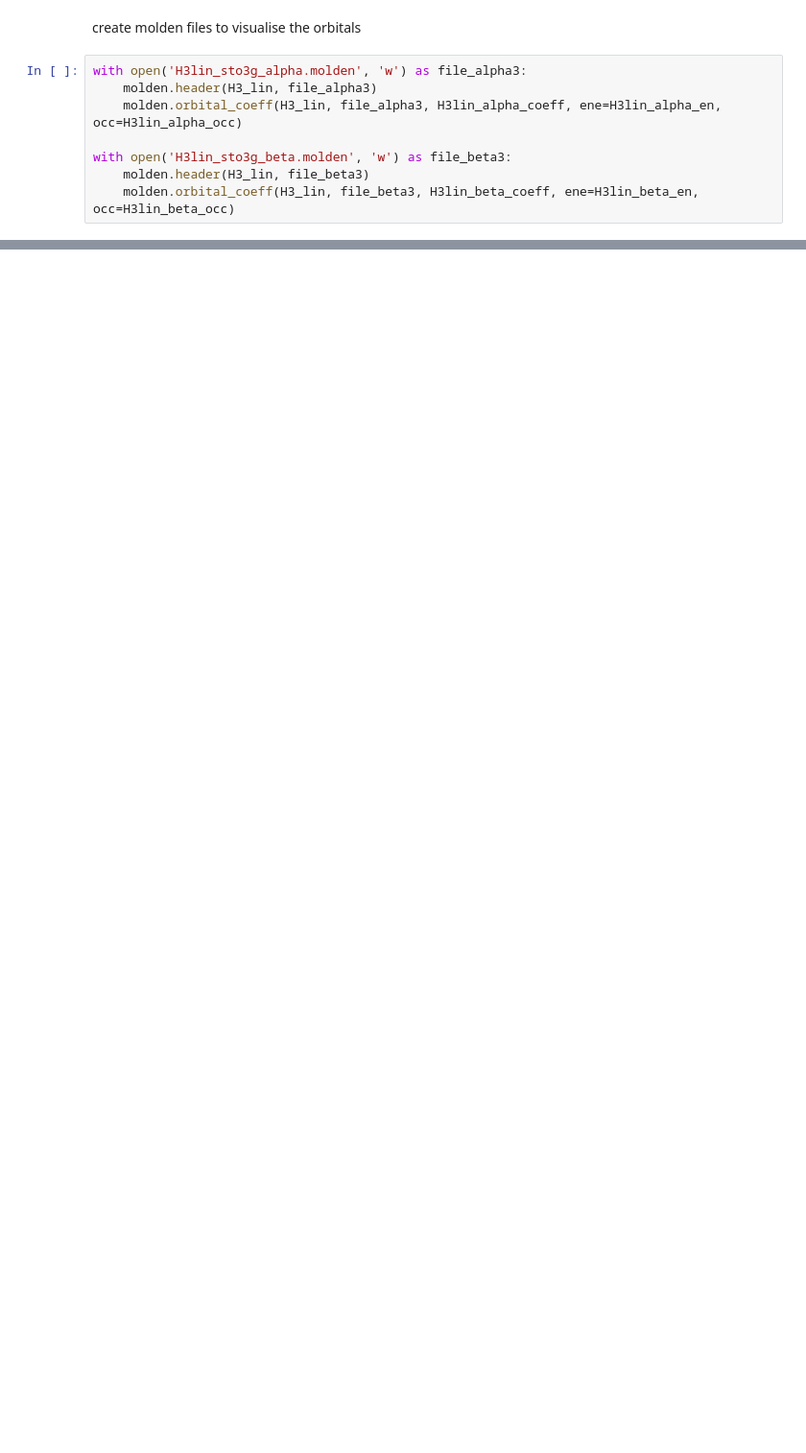
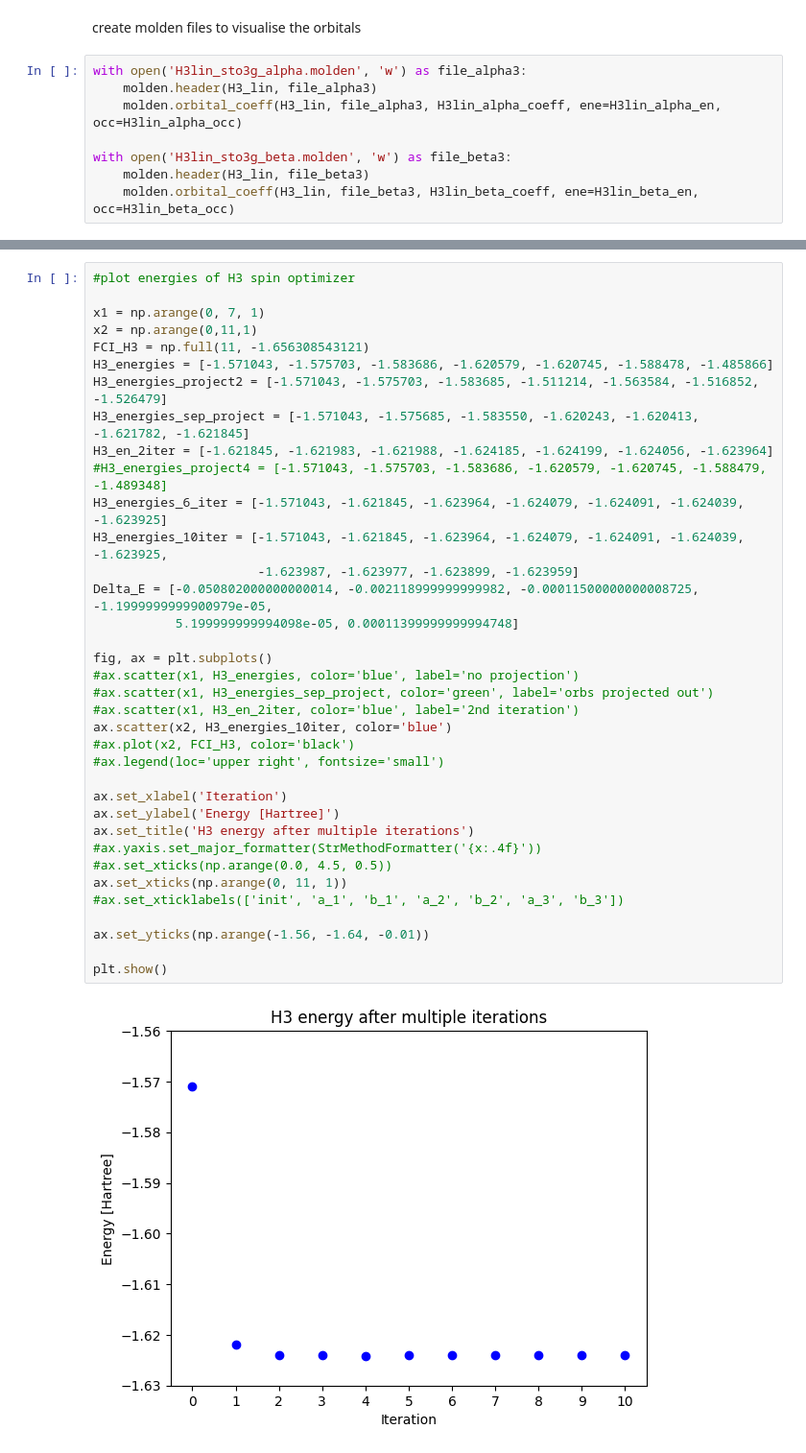
Before and after one commit to FabianLangkabel/FrayedEnds, a Jupyter notebook: Block2/H3lin.ipynb, the cells around one changed output, grey strips where cells are left out. Shown: that part at 96% size. Saved outputs shown, nothing was run; the diff lists cells and outputs as text; blank space fills up the shorter version.

```diff
--- a/Block2/H3lin.ipynb
+++ b/Block2/H3lin.ipynb
@@ -57,0 +96,38 @@ with open('H3lin_sto3g_beta.molden', 'w') as file_beta3:
+# %%
+#plot energies of H3 spin optimizer
+
+x1 = np.arange(0, 7, 1)
+x2 = np.arange(0,11,1)
+FCI_H3 = np.full(11, -1.656308543121)
+H3_energies = [-1.571043, -1.575703, -1.583686, -1.620579, -1.620745, -1.588478, -1.485866]
+H3_energies_project2 = [-1.571043, -1.575703, -1.583685, -1.511214, -1.563584, -1.516852, -1.526479]
+H3_energies_sep_project = [-1.571043, -1.575685, -1.583550, -1.620243, -1.620413, -1.621782, -1.621845]
+H3_en_2iter = [-1.621845, -1.621983, -1.621988, -1.624185, -1.624199, -1.624056, -1.623964]
+#H3_energies_project4 = [-1.571043, -1.575703, -1.583686, -1.620579, -1.620745, -1.588479, -1.489348]
+H3_energies_6_iter = [-1.571043, -1.621845, -1.623964, -1.624079, -1.624091, -1.624039, -1.623925]
+H3_energies_10iter = [-1.571043, -1.621845, -1.623964, -1.624079, -1.624091, -1.624039, -1.623925,
+                      -1.623987, -1.623977, -1.623899, -1.623959]
+Delta_E = [-0.050802000000000014, -0.002118999999999982, -0.00011500000000008725, -1.1999999999900979e-05,
+           5.199999999994098e-05, 0.00011399999999994748]
+
+fig, ax = plt.subplots()
+#ax.scatter(x1, H3_energies, color='blue', label='no projection')
+#ax.scatter(x1, H3_energies_sep_project, color='green', label='orbs projected out')
+#ax.scatter(x1, H3_en_2iter, color='blue', label='2nd iteration')
+ax.scatter(x2, H3_energies_10iter, color='blue')
+#ax.plot(x2, FCI_H3, color='black')
+#ax.legend(loc='upper right', fontsize='small')
+
+ax.set_xlabel('Iteration')
+ax.set_ylabel('Energy [Hartree]')
+ax.set_title('H3 energy after multiple iterations')
+#ax.yaxis.set_major_formatter(StrMethodFormatter('{x:.4f}'))
+#ax.set_xticks(np.arange(0.0, 4.5, 0.5))
+ax.set_xticks(np.arange(0, 11, 1))
+#ax.set_xticklabels(['init', 'a_1', 'b_1', 'a_2', 'b_2', 'a_3', 'b_3'])
+
+ax.set_yticks(np.arange(-1.56, -1.64, -0.01))
+
+plt.show()
+# %% [output]
+[figure, added]
```
Also changed, not shown: parts of 15 cells of this notebook, 49 other files.
